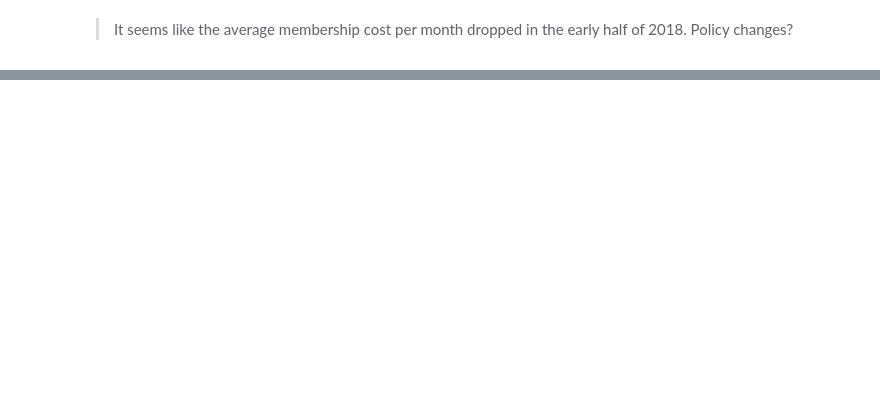
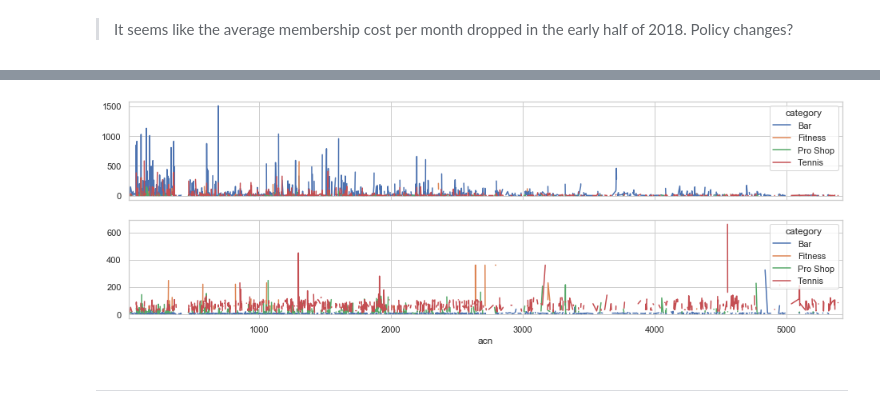
Before and after one commit to crisgiovanoni/jncc_project, a Jupyter notebook: bi_analysis.ipynb, the cells around one changed output, grey strips where cells are left out. Drawn from its saved outputs; the diff is of its cells as text; code cells hidden in the pictures; blank space fills up the shorter version.

```diff
--- a/bi_analysis.ipynb
+++ b/bi_analysis.ipynb
@@ -444,0 +486,12 @@ ax6.set(title="Event Sales")
+# %%
+fig, (ax1,ax2)= plt.subplots(nrows=2, ncols=1, figsize=(16,5),sharex=True)
+
+df[df.category.isin(["Tennis","Fitness","Bar","Pro Shop"])].groupby(['acn','category']).count()['total'].unstack().plot(ax=ax1)
+df[df.category.isin(["Tennis","Fitness","Bar","Pro Shop"])].groupby(['acn','category']).mean()['total'].unstack().plot(ax=ax2)
+
+
+plt.show()
+# %% [output]
+[figure, added]
+# %% [markdown]
+---
```
Also changed, not shown: parts of 30 cells of this notebook.
